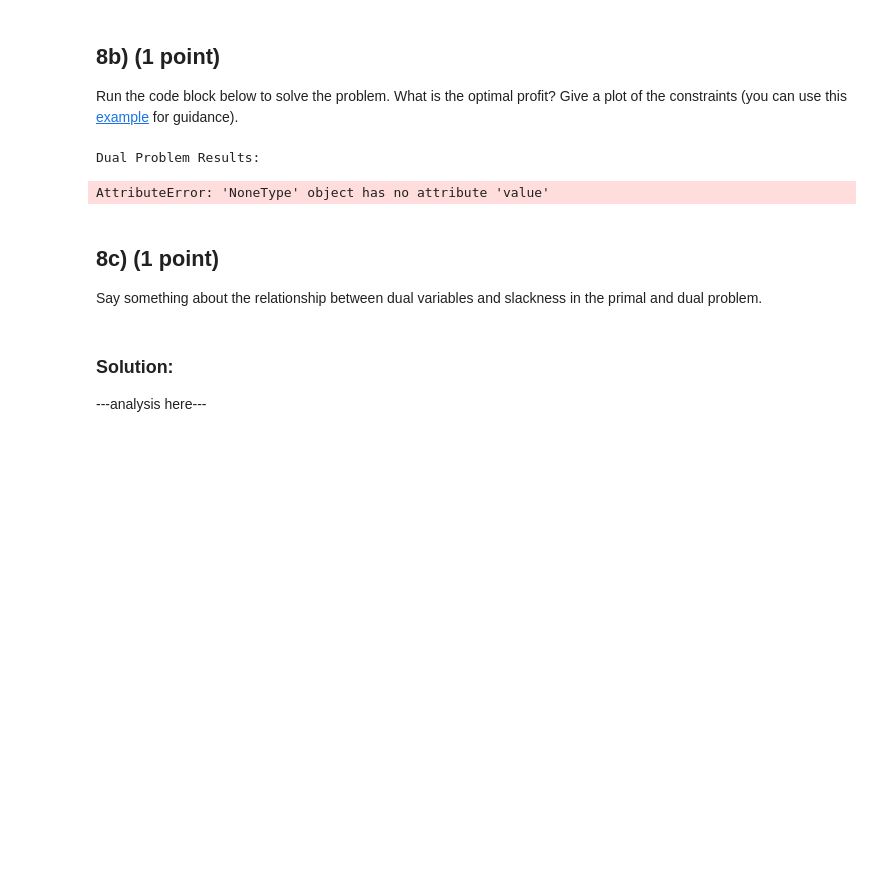
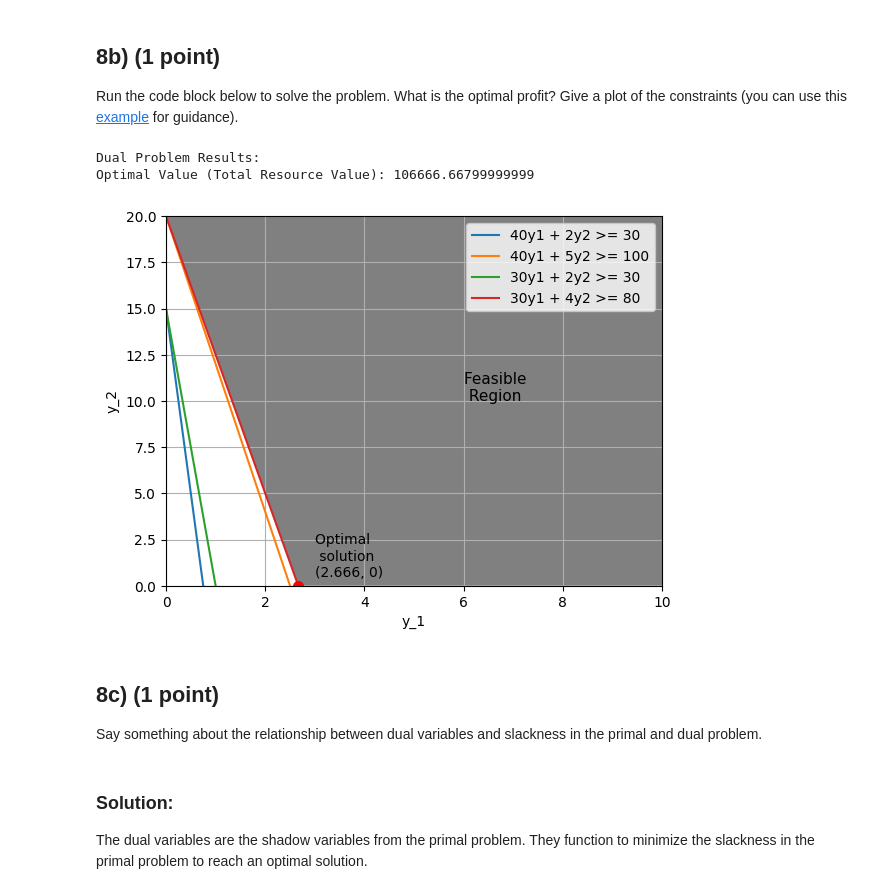
Before and after one commit to vaanibhatnagar/advanced-algorithms-2025-01, a Jupyter notebook: lab-assignments/01-linear-programming/01-linear-programming.ipynb, the cells around one changed output. Cells and saved outputs as stored; diff of their text form; code cells hidden in the pictures; blank space fills up the shorter version.

```diff
--- a/lab-assignments/01-linear-programming/01-linear-programming.ipynb
+++ b/lab-assignments/01-linear-programming/01-linear-programming.ipynb
@@ -503,20 +567,46 @@ dual_model = LpProblem(name="dual-instrument-production", sense=LpMinimize)
 # %% [markdown]
 ## 8b) (1 point)
 Run the code block below to solve the problem. What is the optimal profit? Give a plot of the constraints (you can use this [example](https://github.com/hakeemrehman/Python-PuLP-/blob/master/LP%20Using%20PuLP%20and%20Graphical%20Sol..ipynb) for guidance).
-# %%
-# Solve the dual problem
-dual_model.solve(PULP_CBC_CMD(msg=0))
-
-# Display the results
-print("Dual Problem Results:")
-print(f"Optimal Value (Total Resource Value): {dual_model.objective.value()}")
-# %% [output]
-Dual Problem Results:
-AttributeError: 'NoneType' object has no attribute 'value'
+# %%
+from pulp import *
+import matplotlib.pyplot as plt
+import numpy as np
+
+# Solve the dual problem
+dual_model.solve(PULP_CBC_CMD(msg=0))
+
+# Display the results
+print("Dual Problem Results:")
+print(f"Optimal Value (Total Resource Value): {dual_model.objective.value()}")
+
+# Optimal Solution Plot
+x = np.arange(0, 10)
+plt.plot(x, (30 - 40*x)/2, label = '40y1 + 2y2 >= 30')
+plt.plot(x, (100 - 40*x)/5, label= '40y1 + 5y2 >= 100')
+plt.plot(x, (30 - 30*x)/2, label = '30y1 + 2y2 >= 30')
+plt.plot(x, (80 - 30*x)/4, label = '30y1 + 4y2 >= 80')
+
+# Define the boundaries of the feasible area in the plot
+x = [0, 2.66, 10, 10]
+y = [20, 0, 0, 20]
+plt.fill(x, y, 'grey')
+plt.axis([0, 10, 0, 20])
+plt.xlabel("y_1")
+plt.ylabel("y_2")
+plt.text(6, 10, 'Feasible \n Region', size = '11')
+plt.plot(2.666, 0, 'ro', markersize = 7)
+plt.annotate('Optimal \n solution\n(2.666, 0)', xy = (3, 0.5))
+plt.grid(True)
+plt.legend()
+plt.show()
+# %% [output]
+Dual Problem Results:
+Optimal Value (Total Resource Value): 106666.66799999999
+[figure, added]
 # %% [markdown]
 ## 8c) (1 point)
 Say something about the relationship between dual variables and slackness in the primal and dual problem.
-# %% [markdown]
-### Solution:
-
----analysis here---
+# %% [markdown]
+### Solution:
+
+The dual variables are the shadow variables from the primal problem. They function to minimize the slackness in the primal problem to reach an optimal solution.
```
Also changed, not shown: parts of 5 cells of this notebook.
